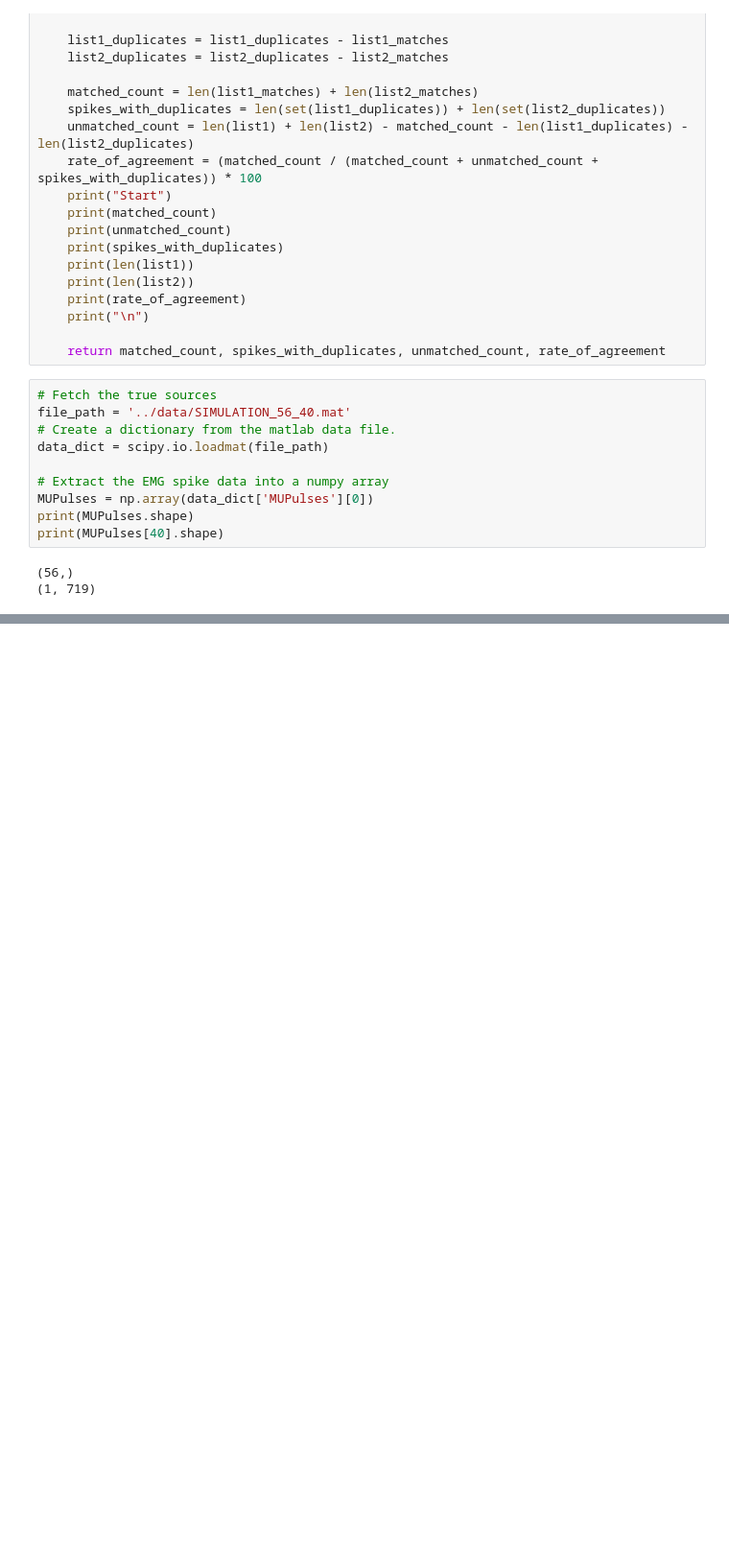
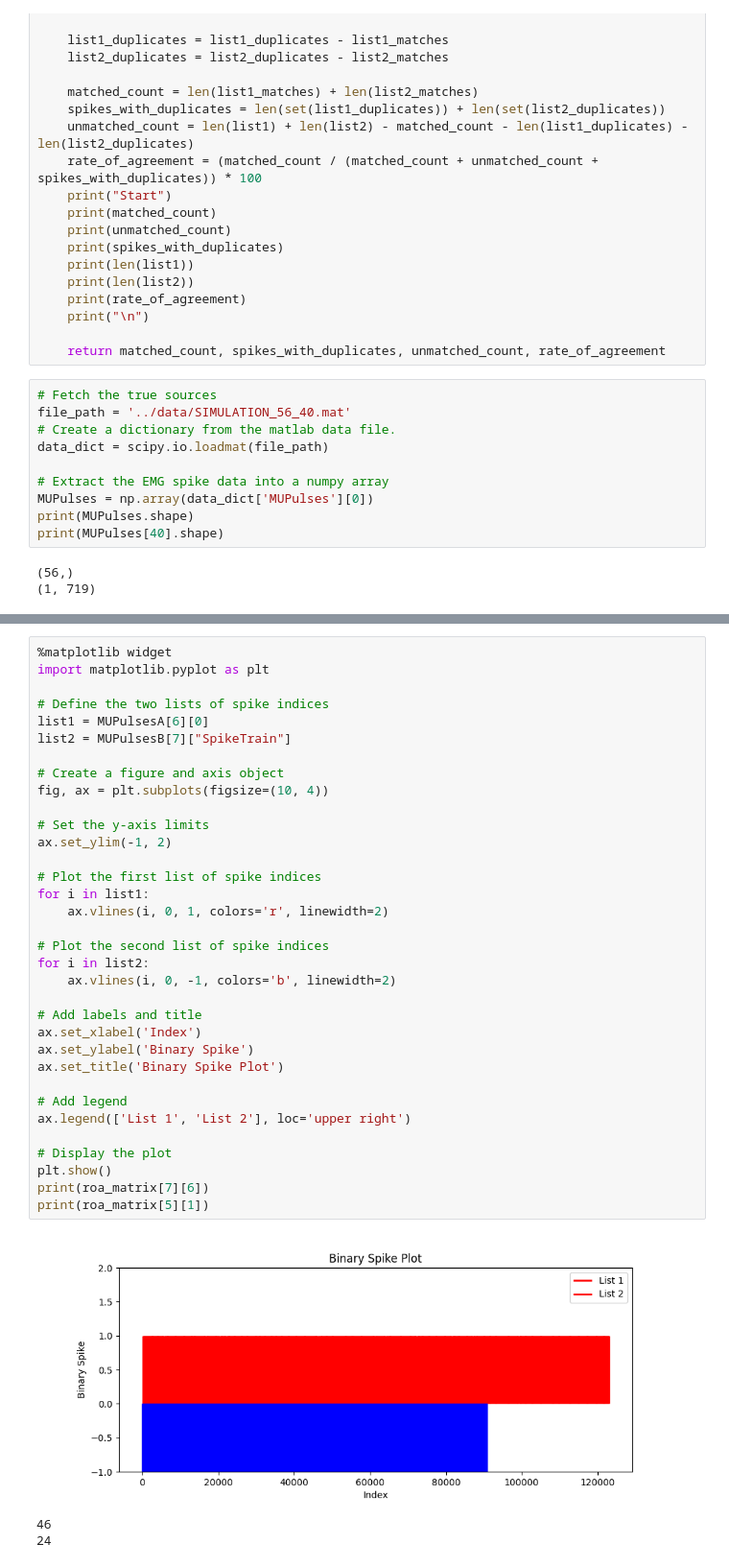
Before and after one commit to DanielFasel/realtime-emg-batch-decomposition, a Jupyter notebook: algorithm_evaluation/batch_decomp_algorithm_comparision.ipynb, the cells around one changed output, grey strips where cells are left out. Shown at 96% size. Saved outputs shown, nothing was run; the diff lists cells and outputs as text; blank space fills up the shorter version.

```diff
--- a/algorithm_evaluation/batch_decomp_algorithm_comparision.ipynb
+++ b/algorithm_evaluation/batch_decomp_algorithm_comparision.ipynb
@@ -147,0 +180,38 @@ Start
+# %%
+%matplotlib widget
+import matplotlib.pyplot as plt
+
+# Define the two lists of spike indices
+list1 = MUPulsesA[6][0]
+list2 = MUPulsesB[7]["SpikeTrain"]
+
+# Create a figure and axis object
+fig, ax = plt.subplots(figsize=(10, 4))
+
+# Set the y-axis limits
+ax.set_ylim(-1, 2)
+
+# Plot the first list of spike indices
+for i in list1:
+    ax.vlines(i, 0, 1, colors='r', linewidth=2)
+
+# Plot the second list of spike indices
+for i in list2:
+    ax.vlines(i, 0, -1, colors='b', linewidth=2)
+
+# Add labels and title
+ax.set_xlabel('Index')
+ax.set_ylabel('Binary Spike')
+ax.set_title('Binary Spike Plot')
+
+# Add legend
+ax.legend(['List 1', 'List 2'], loc='upper right')
+
+# Display the plot
+plt.show()
+print(roa_matrix[7][6])
+print(roa_matrix[5][1])
+# %% [output]
+[figure, added]
+46
+24
```
Also changed, not shown: parts of 9 cells of this notebook, 1 other file.
